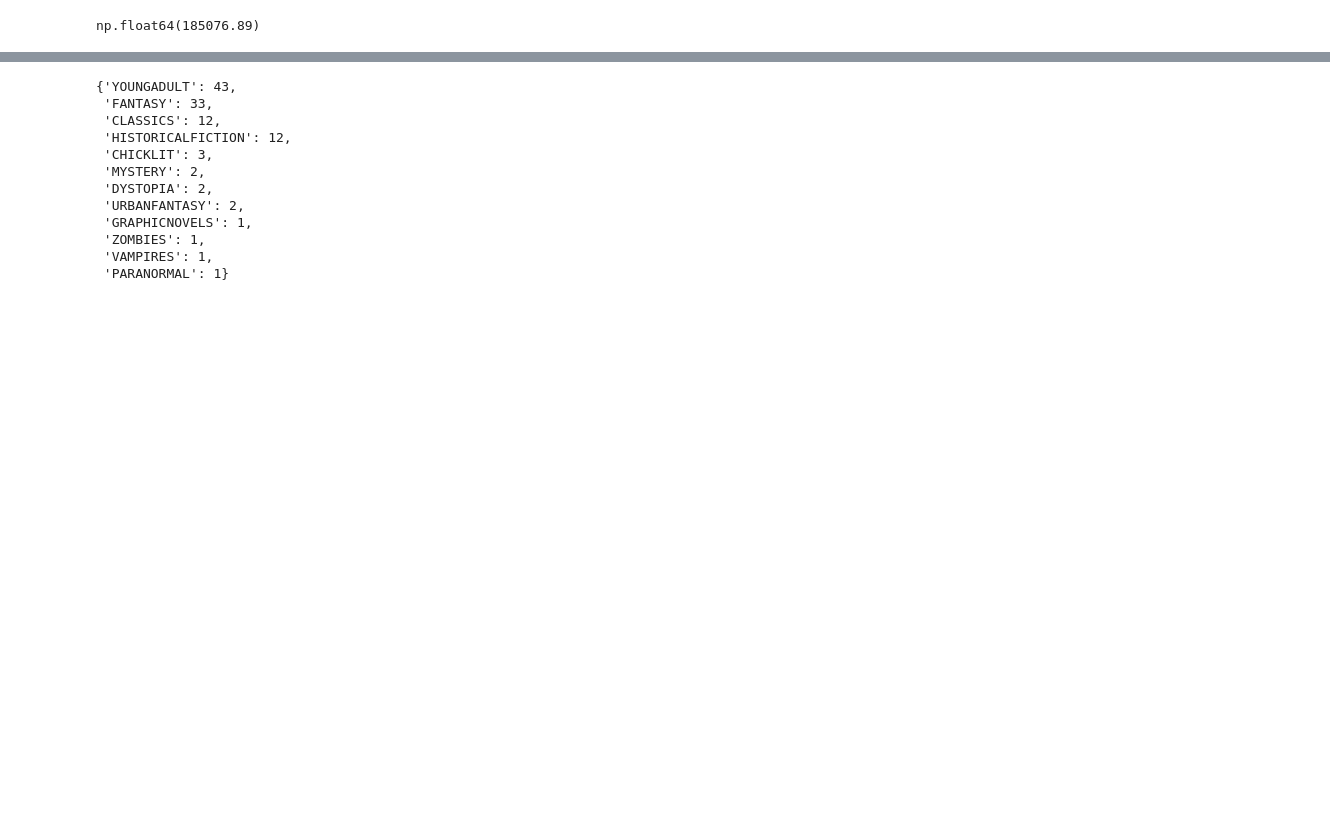
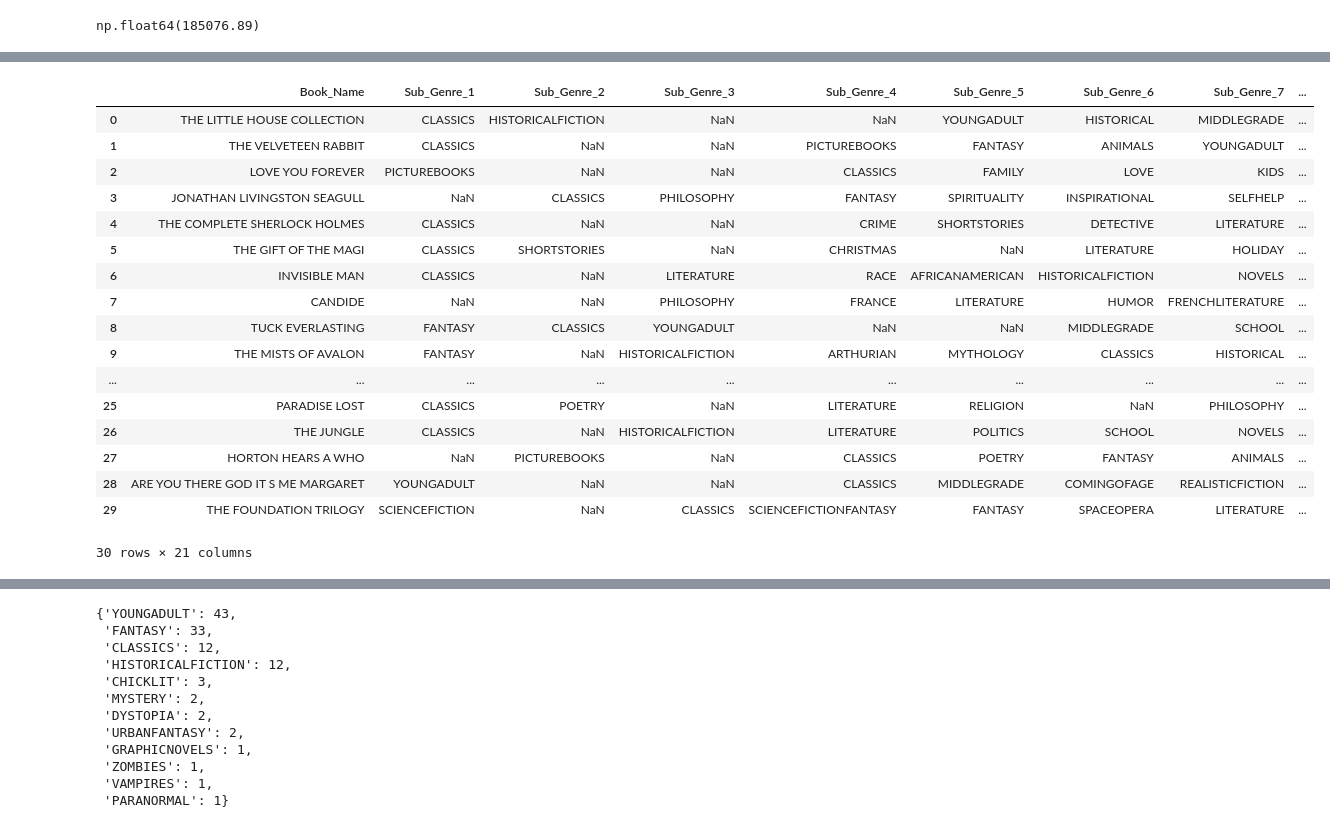
Before and after one commit to ammabe1/Publish-Me---Release-Assistant, a Jupyter notebook: Publish_Me Release_Assistant.ipynb, the cells around one changed output, grey strips where cells are left out. Saved outputs shown, nothing was run; the diff lists cells and outputs as text; code cells hidden in the pictures; blank space fills up the shorter version.

```diff
--- a/Publish_Me Release_Assistant.ipynb
+++ b/Publish_Me Release_Assistant.ipynb
@@ -621,3 +643,12 @@ NonFiction_sales = Full_Book_Details_modified.loc[Full_Book_Details_modified['Ma
 NonFiction_sales
 # %% [output]
 np.float64(185076.89)
+# %%
+master_1 = []
+for column in columns:
+    x = Full_Book_Details_modified[column]
+    master_1.append(x)
+master_1 = pd.concat(master_1, ignore_index=True)
+master_1_unique = master.unique()
+
+master_1_unique.tolist().__len__()
@@ -623,0 +700,36 @@ np.float64(185076.89)
+# %%
+# Function to use masterlist_1 to determine the trope with highest value and add this trope to a new column, ignoring AUDIOBOOK as this is not a trope by type of book
+def determine_trope(row, value_list=masterlist_1, master_column='Master_Sub_Genre', ignore_value='AUDIOBOOK'):
+    for value in masterlist_1:
+        master_value = row[master_column]
+        if value != ignore_value and value in row.values:
+            return value
+    else:
+        return None
+
+# mastertrope = masterlist_1
+ignore_value = 'AUDIOBOOK'
+
+# Apply the function to each row
+Full_Book_Details_modified['Trope_1'] = Full_Book_Details_modified.apply(determine_trope, axis=1)
+
+Full_Book_Details_modified.head(30)
+# %% [output]
+|  | Book_Name | Sub_Genre_1 | Sub_Genre_2 | Sub_Genre_3 | Sub_Genre_4 | Sub_Genre_5 | Sub_Genre_6 | Sub_Genre_7 | ... |
+| 0 | THE LITTLE HOUSE COLLECTION | CLASSICS | HISTORICALFICTION | NaN | NaN | YOUNGADULT | HISTORICAL | MIDDLEGRADE | ... |
+| 1 | THE VELVETEEN RABBIT | CLASSICS | NaN | NaN | PICTUREBOOKS | FANTASY | ANIMALS | YOUNGADULT | ... |
+| 2 | LOVE YOU FOREVER | PICTUREBOOKS | NaN | NaN | CLASSICS | FAMILY | LOVE | KIDS | ... |
+| 3 | JONATHAN LIVINGSTON SEAGULL | NaN | CLASSICS | PHILOSOPHY | FANTASY | SPIRITUALITY | INSPIRATIONAL | SELFHELP | ... |
+| 4 | THE COMPLETE SHERLOCK HOLMES | CLASSICS | NaN | NaN | CRIME | SHORTSTORIES | DETECTIVE | LITERATURE | ... |
+| 5 | THE GIFT OF THE MAGI | CLASSICS | SHORTSTORIES | NaN | CHRISTMAS | NaN | LITERATURE | HOLIDAY | ... |
+| 6 | INVISIBLE MAN | CLASSICS | NaN | LITERATURE | RACE | AFRICANAMERICAN | HISTORICALFICTION | NOVELS | ... |
+| 7 | CANDIDE | NaN | NaN | PHILOSOPHY | FRANCE | LITERATURE | HUMOR | FRENCHLITERATURE | ... |
+| 8 | TUCK EVERLASTING | FANTASY | CLASSICS | YOUNGADULT | NaN | NaN | MIDDLEGRADE | SCHOOL | ... |
+| 9 | THE MISTS OF AVALON | FANTASY | NaN | HISTORICALFICTION | ARTHURIAN | MYTHOLOGY | CLASSICS | HISTORICAL | ... |
+| ... | ... | ... | ... | ... | ... | ... | ... | ... | ... |
+| 25 | PARADISE LOST | CLASSICS | POETRY | NaN | LITERATURE | RELIGION | NaN | PHILOSOPHY | ... |
+| 26 | THE JUNGLE | CLASSICS | NaN | HISTORICALFICTION | LITERATURE | POLITICS | SCHOOL | NOVELS | ... |
+| 27 | HORTON HEARS A WHO | NaN | PICTUREBOOKS | NaN | CLASSICS | POETRY | FANTASY | ANIMALS | ... |
+| 28 | ARE YOU THERE GOD IT S ME MARGARET | YOUNGADULT | NaN | NaN | CLASSICS | MIDDLEGRADE | COMINGOFAGE | REALISTICFICTION | ... |
+| 29 | THE FOUNDATION TRILOGY | SCIENCEFICTION | NaN | CLASSICS | SCIENCEFICTIONFANTASY | FANTASY | SPACEOPERA | LITERATURE | ... |
+30 rows × 21 columns
```
Also changed, not shown: parts of 18 cells of this notebook.
